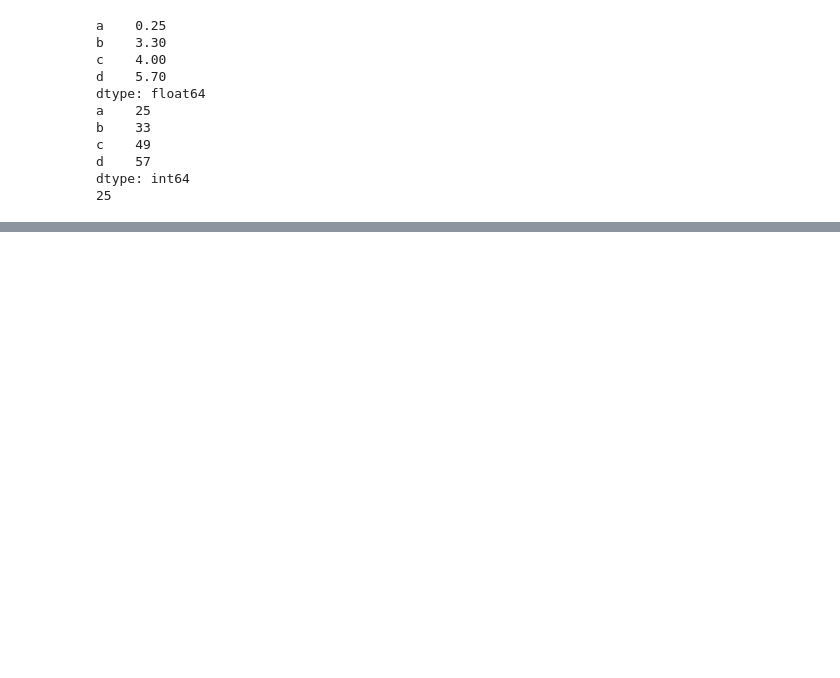
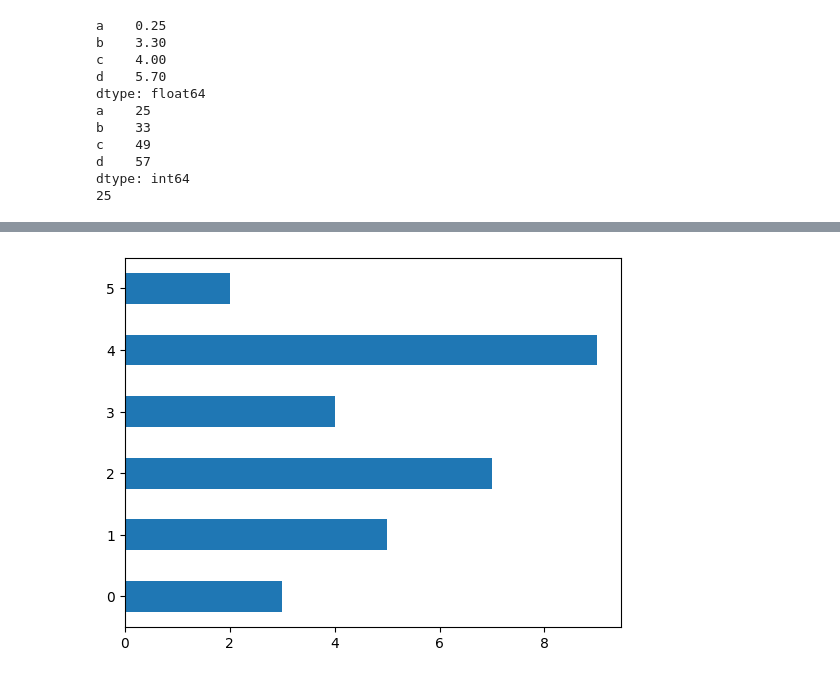
Before and after one commit to ShaileshKrCh/Machine_Learning, a Jupyter notebook: pandas.ipynb, the cells around one changed output, grey strips where cells are left out. Saved outputs shown, nothing was run; the diff lists cells and outputs as text; code cells hidden in the pictures; blank space fills up the shorter version.

```diff
--- a/pandas.ipynb
+++ b/pandas.ipynb
@@ -61,0 +87,6 @@ dtype: int64
+# %%
+data=pd.Series([3,5,7,4,9,2])
+#data.plot()
+data.plot(kind="barh");
+# %% [output]
+[figure, added]
```
Also changed, not shown: parts of 11 cells of this notebook.
